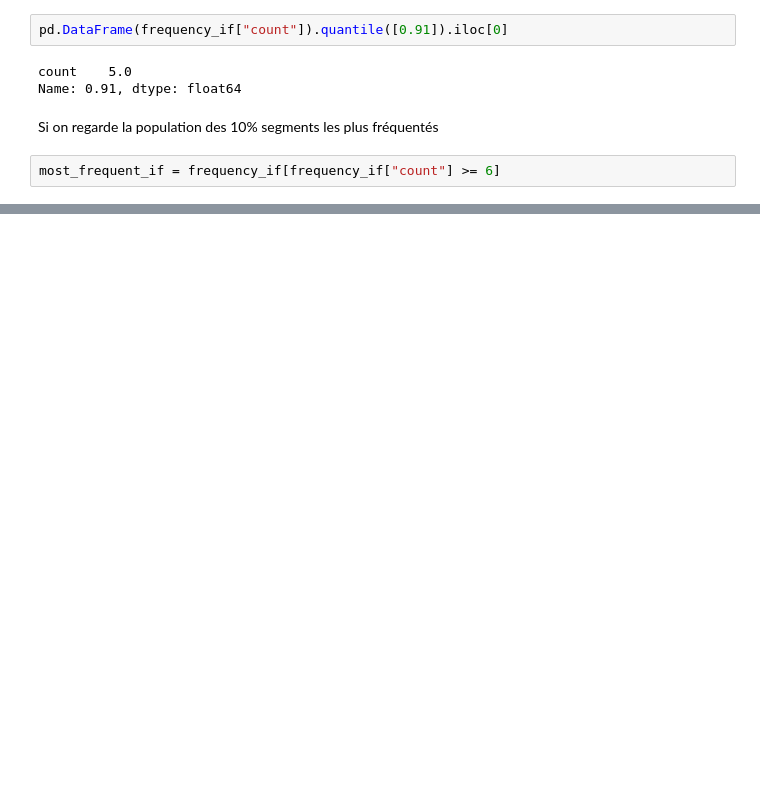
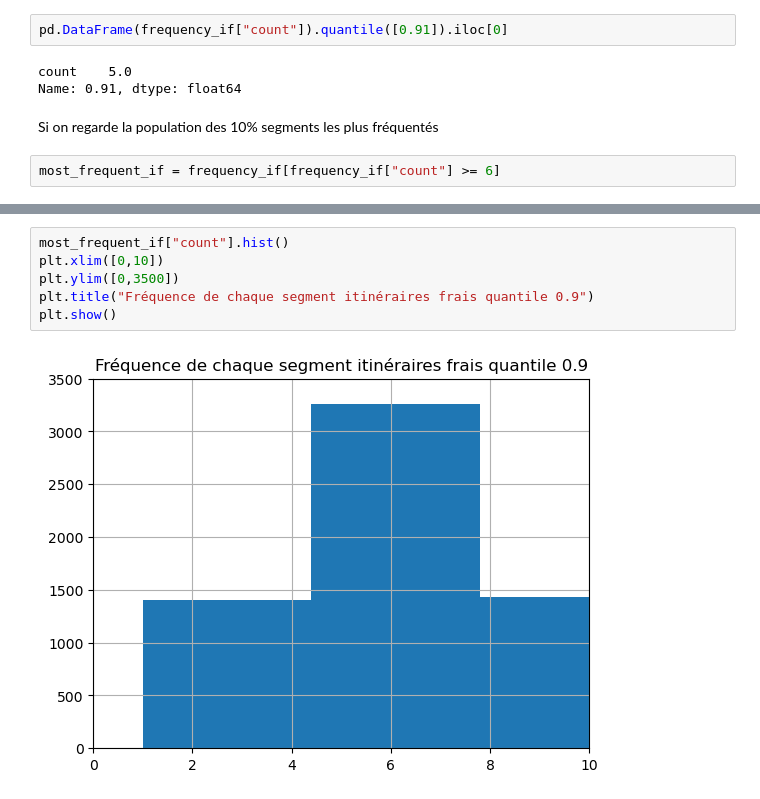
Before and after one commit to datagora-erasme/itineraire_fraicheur, a Jupyter notebook: backend/score_calculation_it/score_analyse_pipeline.ipynb, the cells around one changed output, grey strips where cells are left out. Saved outputs shown, nothing was run; the diff lists cells and outputs as text; blank space fills up the shorter version.

```diff
--- a/backend/score_calculation_it/score_analyse_pipeline.ipynb
+++ b/backend/score_calculation_it/score_analyse_pipeline.ipynb
@@ -200,2 +310,10 @@ print(len(index_filter))
+# %%
+most_frequent_if["count"].hist()
+plt.xlim([0,10])
+plt.ylim([0,3500])
+plt.title("Fréquence de chaque segment itinéraires frais quantile 0.9")
+plt.show()
+# %% [output]
+[figure, added]
 # %%
 edges_prop_most_frequent_if = edges_prop.loc[most_frequent_if_index]
```
Also changed, not shown: parts of 76 cells of this notebook, 8 other files.
